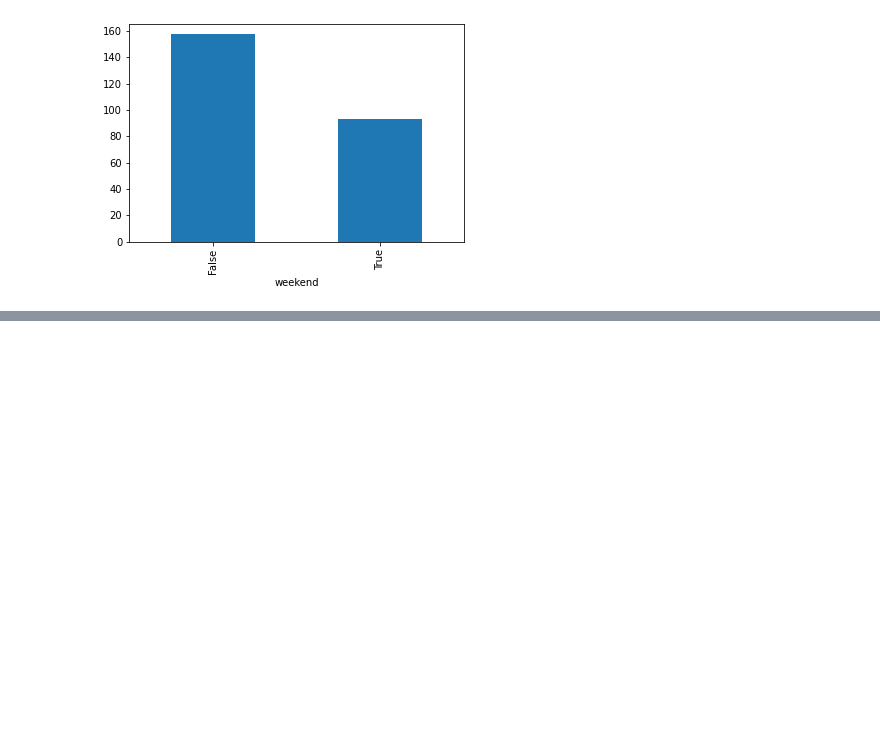
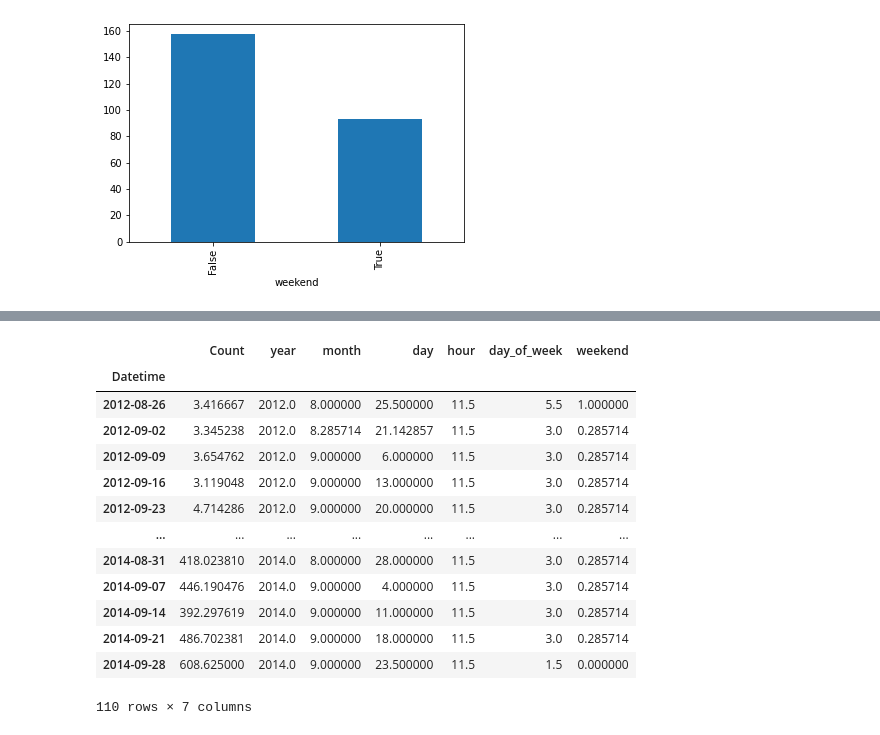
Before and after one commit to talha-amir/Python-Time-Series, a Jupyter notebook: Final.ipynb, the cells around one changed output, grey strips where cells are left out. Cells and saved outputs as stored; diff of their text form; code cells hidden in the pictures; blank space fills up the shorter version.

```diff
--- a/Final.ipynb
+++ b/Final.ipynb
@@ -94,0 +134,17 @@ train.groupby('weekend')['Count'].mean().plot.bar()
+# %%
+weekly
+# %% [output]
+|  | Count | year | month | day | hour | day_of_week | weekend |
+| Datetime |  |  |  |  |  |  |  |
+| 2012-08-26 | 3.416667 | 2012.0 | 8.000000 | 25.500000 | 11.5 | 5.5 | 1.000000 |
+| 2012-09-02 | 3.345238 | 2012.0 | 8.285714 | 21.142857 | 11.5 | 3.0 | 0.285714 |
+| 2012-09-09 | 3.654762 | 2012.0 | 9.000000 | 6.000000 | 11.5 | 3.0 | 0.285714 |
+| 2012-09-16 | 3.119048 | 2012.0 | 9.000000 | 13.000000 | 11.5 | 3.0 | 0.285714 |
+| 2012-09-23 | 4.714286 | 2012.0 | 9.000000 | 20.000000 | 11.5 | 3.0 | 0.285714 |
+| ... | ... | ... | ... | ... | ... | ... | ... |
+| 2014-08-31 | 418.023810 | 2014.0 | 8.000000 | 28.000000 | 11.5 | 3.0 | 0.285714 |
+| 2014-09-07 | 446.190476 | 2014.0 | 9.000000 | 4.000000 | 11.5 | 3.0 | 0.285714 |
+| 2014-09-14 | 392.297619 | 2014.0 | 9.000000 | 11.000000 | 11.5 | 3.0 | 0.285714 |
+| 2014-09-21 | 486.702381 | 2014.0 | 9.000000 | 18.000000 | 11.5 | 3.0 | 0.285714 |
+| 2014-09-28 | 608.625000 | 2014.0 | 9.000000 | 23.500000 | 11.5 | 1.5 | 0.000000 |
+110 rows × 7 columns
```
Also changed, not shown: parts of 5 cells of this notebook.
